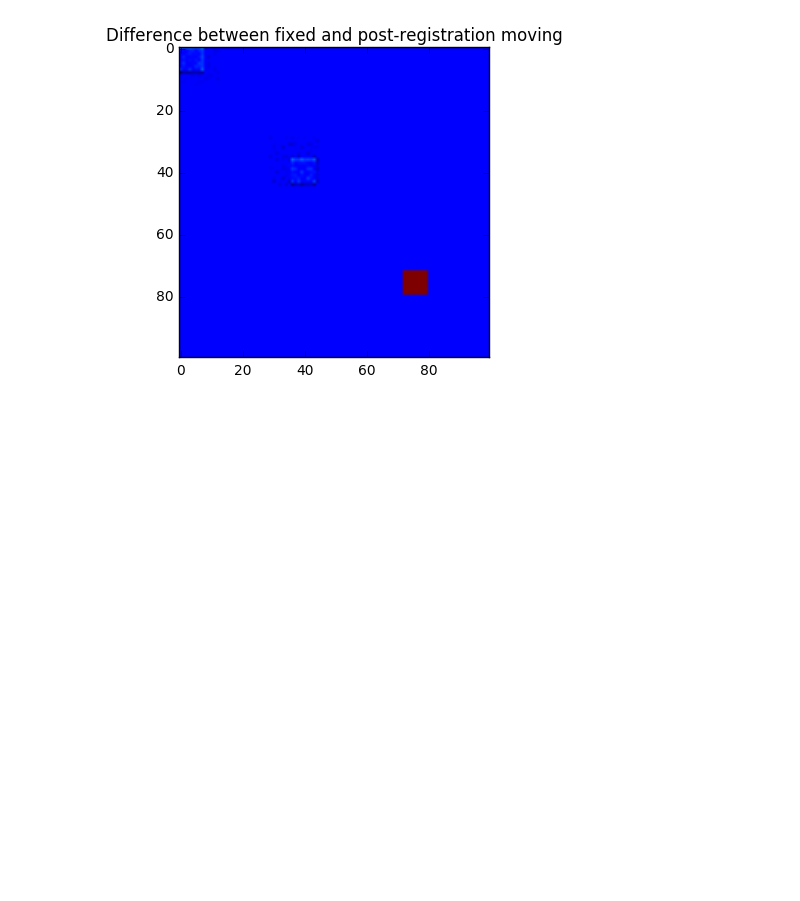
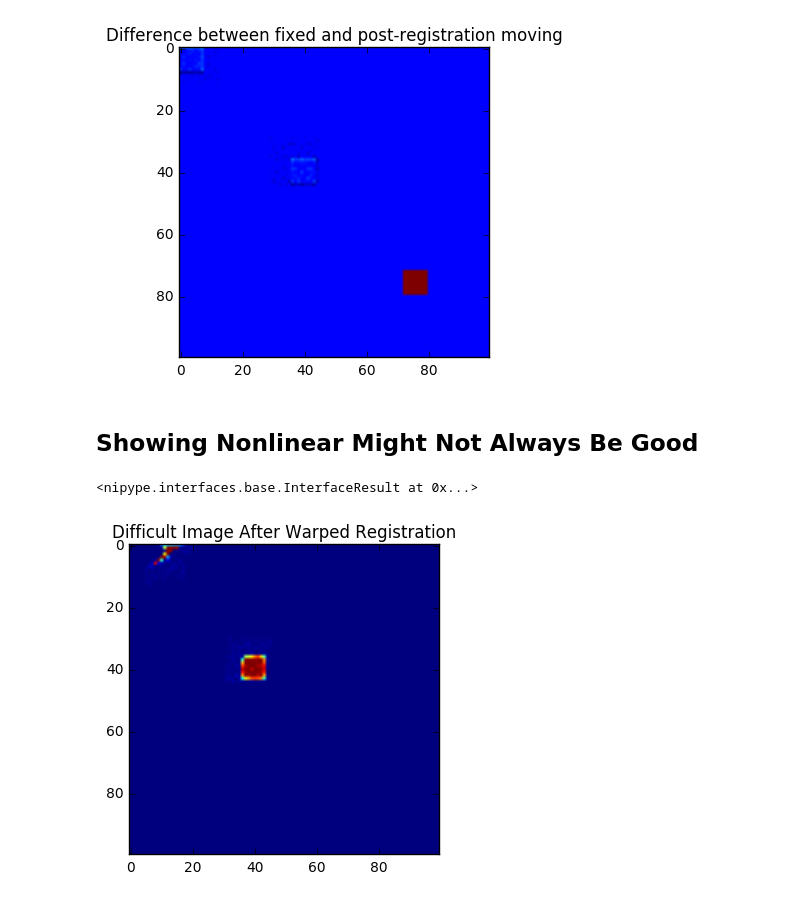
Before and after one commit to NeuroDataDesign/pan-synapse, a Jupyter notebook: background/ANTs_Registration.ipynb, the cells around one changed output. Saved outputs shown, nothing was run; the diff lists cells and outputs as text; code cells hidden in the pictures; blank space fills up the shorter version.

```diff
--- a/background/ANTs_Registration.ipynb
+++ b/background/ANTs_Registration.ipynb
@@ -239,3 +243,5 @@ plt.title('Difference between fixed and post-registration moving')
 plt.show()
 # %% [output]
 [figure]
+# %% [markdown]
+## Showing Nonlinear Might Not Always Be Good
@@ -241,0 +274,13 @@ plt.show()
+# %%
+reg.run()
+# %% [output]
+<nipype.interfaces.base.InterfaceResult at 0x...>
+# %%
+diff_sim_reg = os.path.join('DIFF_SIM_WARPED.nii.gz')
+img = nib.load(diff_sim_reg)
+img_data_diff = img.get_data()
+plt.imshow(img_data_diff)
+plt.title('Difficult Image After Warped Registration')
+plt.show()
+# %% [output]
+[figure, added]
```
Also changed, not shown: parts of 11 cells of this notebook, 7 other files.
